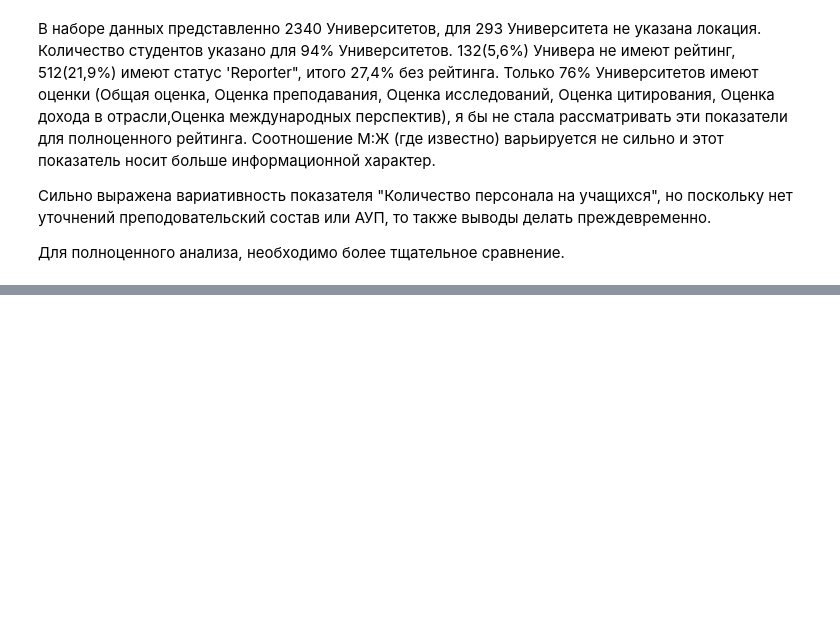
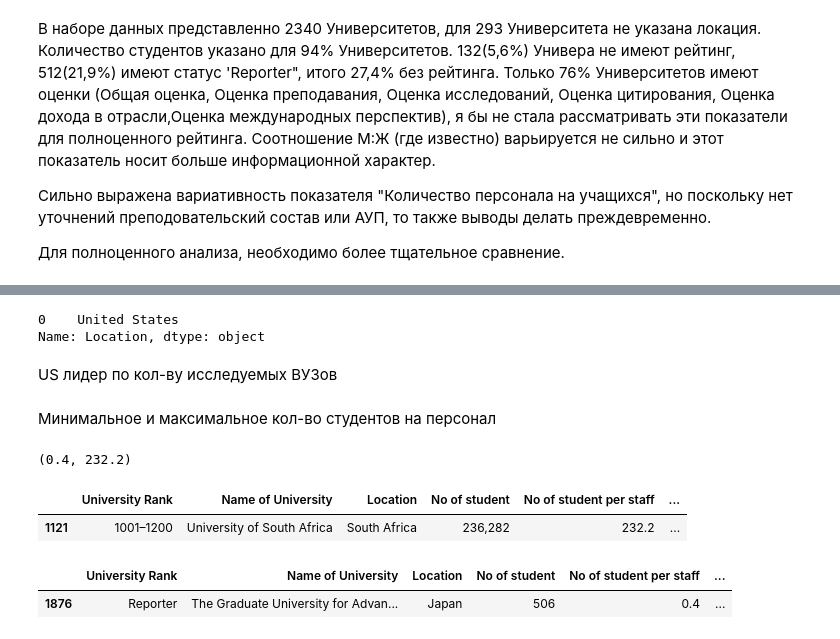
Before and after one commit to Karolya/AD_-, a Jupyter notebook: HW_P.ipynb, the cells around one changed output, grey strips where cells are left out. Cells and saved outputs as stored; diff of their text form; code cells hidden in the pictures; blank space fills up the shorter version.

```diff
--- a/HW_P.ipynb
+++ b/HW_P.ipynb
@@ -166,0 +236,23 @@ df1.loc[df1["University Rank"]=="Reporter"]
+# %%
+df['Location'].mode()
+# %% [output]
+0    United States
+Name: Location, dtype: object
+# %% [markdown]
+US лидер по кол-ву исследуемых ВУЗов
+# %% [markdown]
+Минимальное и максимальное кол-во студентов на персонал
+# %%
+df['No of student per staff'].min(), df['No of student per staff'].max()
+# %% [output]
+(0.4, 232.2)
+# %%
+df.sort_values('No of student per staff', ascending=False).head(1)
+# %% [output]
+|  | University Rank | Name of University | Location | No of student | No of student per staff | ... |
+| 1121 | 1001–1200 | University of South Africa | South Africa | 236,282 | 232.2 | ... |
+# %%
+df.sort_values('No of student per staff', ascending=True).head(1)
+# %% [output]
+|  | University Rank | Name of University | Location | No of student | No of student per staff | ... |
+| 1876 | Reporter | The Graduate University for Advan... | Japan | 506 | 0.4 | ... |
```
Also changed, not shown: parts of 19 cells of this notebook.
